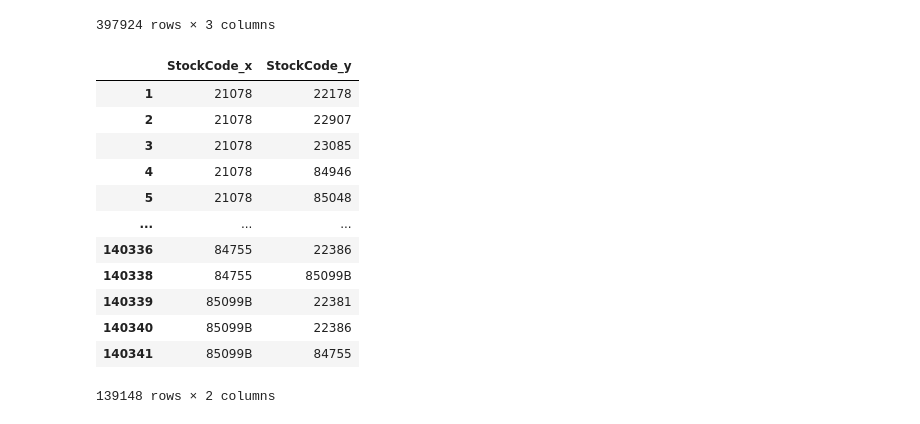
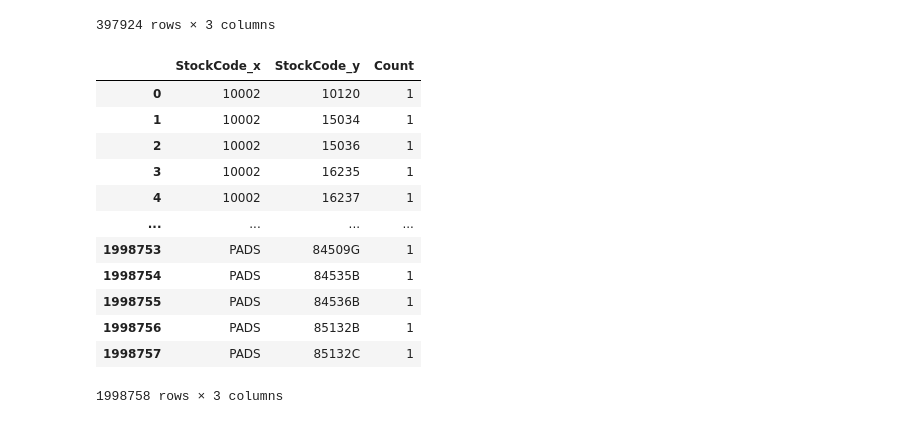
Before and after one commit to DEISI-ULHT-TFC-2023-24/TFC-DEISEI64-E-Commerce, a Jupyter notebook: Queries.ipynb, the cells around one changed output. Saved outputs shown, nothing was run; the diff lists cells and outputs as text; code cells hidden in the pictures.

```diff
--- a/Queries.ipynb
+++ b/Queries.ipynb
@@ -217,10 +221,10 @@ See the caveats in the documentation: https://pandas.pydata.org/pandas-docs/stab
 # %%
 # Number of different buys per day
 
-filtered_data_quantity['InvoiceDate'] = pd.to_datetime(filtered_data_quantity['InvoiceDate']).dt.date
+filtered_data_stockcode['InvoiceDate'] = pd.to_datetime(filtered_data_stockcode['InvoiceDate']).dt.date
 
 # Group by PurchaseDate and count the number of buys for each day
-buys_each_day = filtered_data_quantity.groupby('InvoiceDate').size()
+buys_each_day = filtered_data_stockcode.groupby('InvoiceDate').size()
 
 # Create a line plot (assuming you want a line plot for dates)
 plt.figure(figsize=(10, 6))
@@ -242,10 +246,10 @@ See the caveats in the documentation: https://pandas.pydata.org/pandas-docs/stab
 # %%
 # Number of different products that are bought per day
 
-filtered_data_quantity['InvoiceDate'] = pd.to_datetime(filtered_data_quantity['InvoiceDate']).dt.date
+filtered_data_stockcode['InvoiceDate'] = pd.to_datetime(filtered_data_stockcode['InvoiceDate']).dt.date
 
 # Group by PurchaseDate and count the number of unique products for each day
-products_per_day = filtered_data_quantity.groupby(['InvoiceDate', 'StockCode'])['InvoiceNo'].nunique().groupby('InvoiceDate').size()
+products_per_day = filtered_data_stockcode.groupby(['InvoiceDate', 'StockCode'])['InvoiceNo'].nunique().groupby('InvoiceDate').size()
 
 # Create a line plot (assuming you want a line plot for dates)
 plt.figure(figsize=(10, 6))
@@ -267,10 +271,10 @@ See the caveats in the documentation: https://pandas.pydata.org/pandas-docs/stab
 # %%
 # Number of different customers that made buys in that day
 
-filtered_data_quantity['InvoiceDate'] = pd.to_datetime(filtered_data_quantity['InvoiceDate']).dt.date
+filtered_data_stockcode['InvoiceDate'] = pd.to_datetime(filtered_data_stockcode['InvoiceDate']).dt.date
 
 # Group by PurchaseDate and count the number of unique customers for each day
-customers_per_day = filtered_data_quantity.groupby(['InvoiceDate', 'CustomerID'])['InvoiceNo'].nunique().groupby('InvoiceDate').size()
+customers_per_day = filtered_data_stockcode.groupby(['InvoiceDate', 'CustomerID'])['InvoiceNo'].nunique().groupby('InvoiceDate').size()
 
 # Create a line plot (assuming you want a line plot for dates)
 plt.figure(figsize=(10, 6))
@@ -329,7 +333,7 @@ print(len(filtered_data_quantity))
 # More filtrations in order to make better network representations in Gephi
 
 # In the dataset we want to eliminate products that have been bought only once
-filtered_data_bought_once = filtered_data_quantity[filtered_data_quantity['StockCode'].isin(buys_per_product[buys_per_product > 1].index)] # Well Done
+filtered_data_bought_once = filtered_data_stockcode[filtered_data_stockcode['StockCode'].isin(buys_per_product[buys_per_product > 1].index)] # Well Done
 
 print(len(filtered_data_bought_once))
 
@@ -339,7 +343,7 @@ filtered_data_clients = filtered_data_bought_once[filtered_data_bought_once['Cus
 print(len(filtered_data_clients))
 
 # Filter CustomerIDs based on the 75th percentile
-filtered_data_quantile_customer = filtered_data_clients[filtered_data_clients['CustomerID'].isin(buys_per_client[buys_per_client <= np.quantile(buys_per_client, .75)].index)] # Well Done
+filtered_data_quantile_customer = filtered_data_clients[filtered_data_clients['CustomerID'].isin(buys_per_client[buys_per_client <= np.quantile(buys_per_client, .50)].index)] # Well Done
 
 print(len(filtered_data_quantile_customer))
 
@@ -387,36 +390,39 @@ output_dataframe
 # %%
 #----------------- Product-Product Relation -----------------#
 
 # Agroup the data by customerID, StockCode and their quantity
 output_agg = filtered_data_quantile_customer.groupby(['CustomerID', 'StockCode']).agg({'Quantity': 'sum'})
 
 # Creates the correct index
 output_agg.reset_index(inplace=True)
 
 # Merge the dataframe to create the relation needed
 output_agg = pd.merge(output_agg, output_agg, how='inner', on='CustomerID')
 
 # Filters the output, where it only gives the products that are different
 result_df = output_agg[output_agg['StockCode_x'] != output_agg['StockCode_y']]
 
 # Get the dataframe with only the products
 result_df = result_df[['StockCode_x', 'StockCode_y']]
 
-result_df
+# Group by the product-product pairs and count the occurrences
+product_product_relation = result_df.groupby(['StockCode_x', 'StockCode_y']).size().reset_index(name='Count')
+
+product_product_relation
 # %% [output]
-|  | StockCode_x | StockCode_y |
-| 1 | 21078 | 22178 |
-| 2 | 21078 | 22907 |
-| 3 | 21078 | 23085 |
-| 4 | 21078 | 84946 |
-| 5 | 21078 | 85048 |
-| ... | ... | ... |
-| 140336 | 84755 | 22386 |
-| 140338 | 84755 | 85099B |
-| 140339 | 85099B | 22381 |
-| 140340 | 85099B | 22386 |
-| 140341 | 85099B | 84755 |
+|  | StockCode_x | StockCode_y | Count |
+| 0 | 10002 | 10120 | 1 |
+| 1 | 10002 | 15034 | 1 |
+| 2 | 10002 | 15036 | 1 |
+| 3 | 10002 | 16235 | 1 |
+| 4 | 10002 | 16237 | 1 |
+| ... | ... | ... | ... |
+| 1998753 | PADS | 84509G | 1 |
+| 1998754 | PADS | 84535B | 1 |
+| 1998755 | PADS | 84536B | 1 |
+| 1998756 | PADS | 85132B | 1 |
+| 1998757 | PADS | 85132C | 1 |
-139148 rows × 2 columns
+1998758 rows × 3 columns
 # %%
 #----------------- Client-Client Relation -----------------#
 
```
Also changed, not shown: parts of 11 cells of this notebook, 2 other files.
